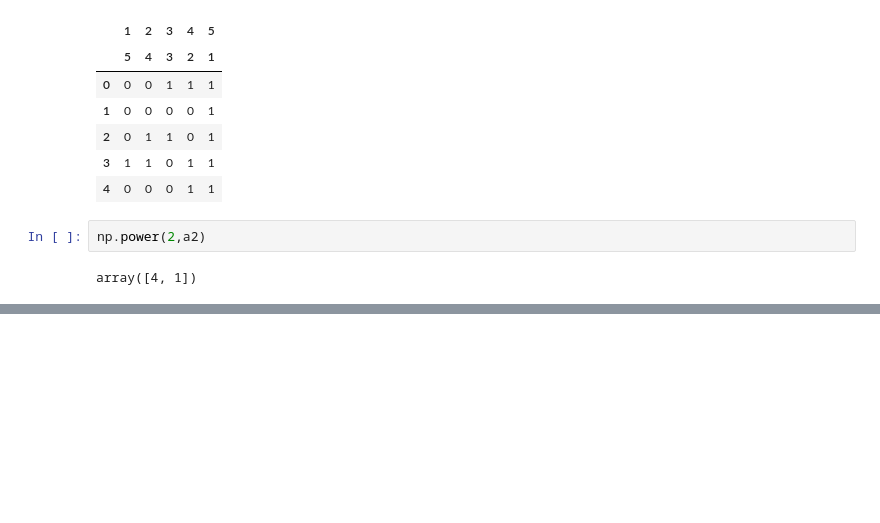
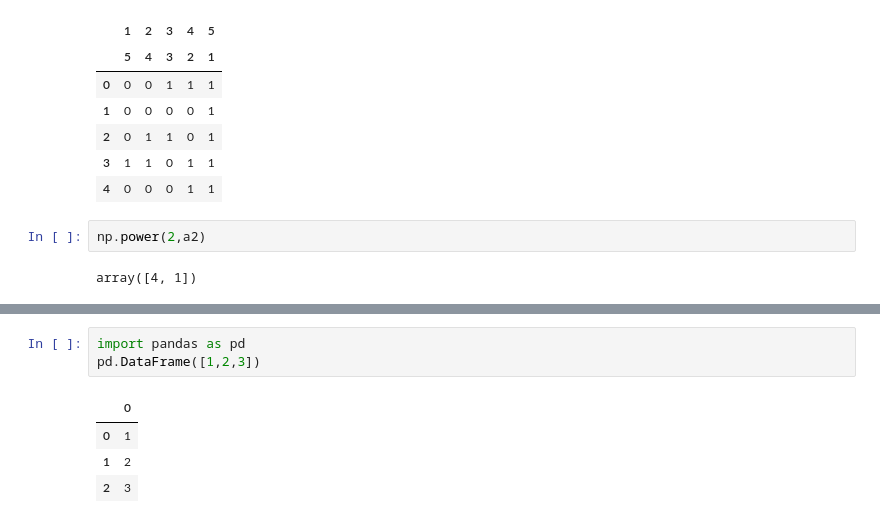
Before and after one commit to Haoyu2/DMLab-2020Spring, a Jupyter notebook: _gini.ipynb, the cells around one changed output, grey strips where cells are left out. Drawn from its saved outputs; the diff is of its cells as text; blank space fills up the shorter version.

```diff
--- a/_gini.ipynb
+++ b/_gini.ipynb
@@ -269,0 +372,8 @@ array([4, 1])
+# %%
+import pandas as pd
+pd.DataFrame([1,2,3])
+# %% [output]
+|  | 0 |
+| 0 | 1 |
+| 1 | 2 |
+| 2 | 3 |
```
Also changed, not shown: parts of 8 cells of this notebook, 2 other files.
